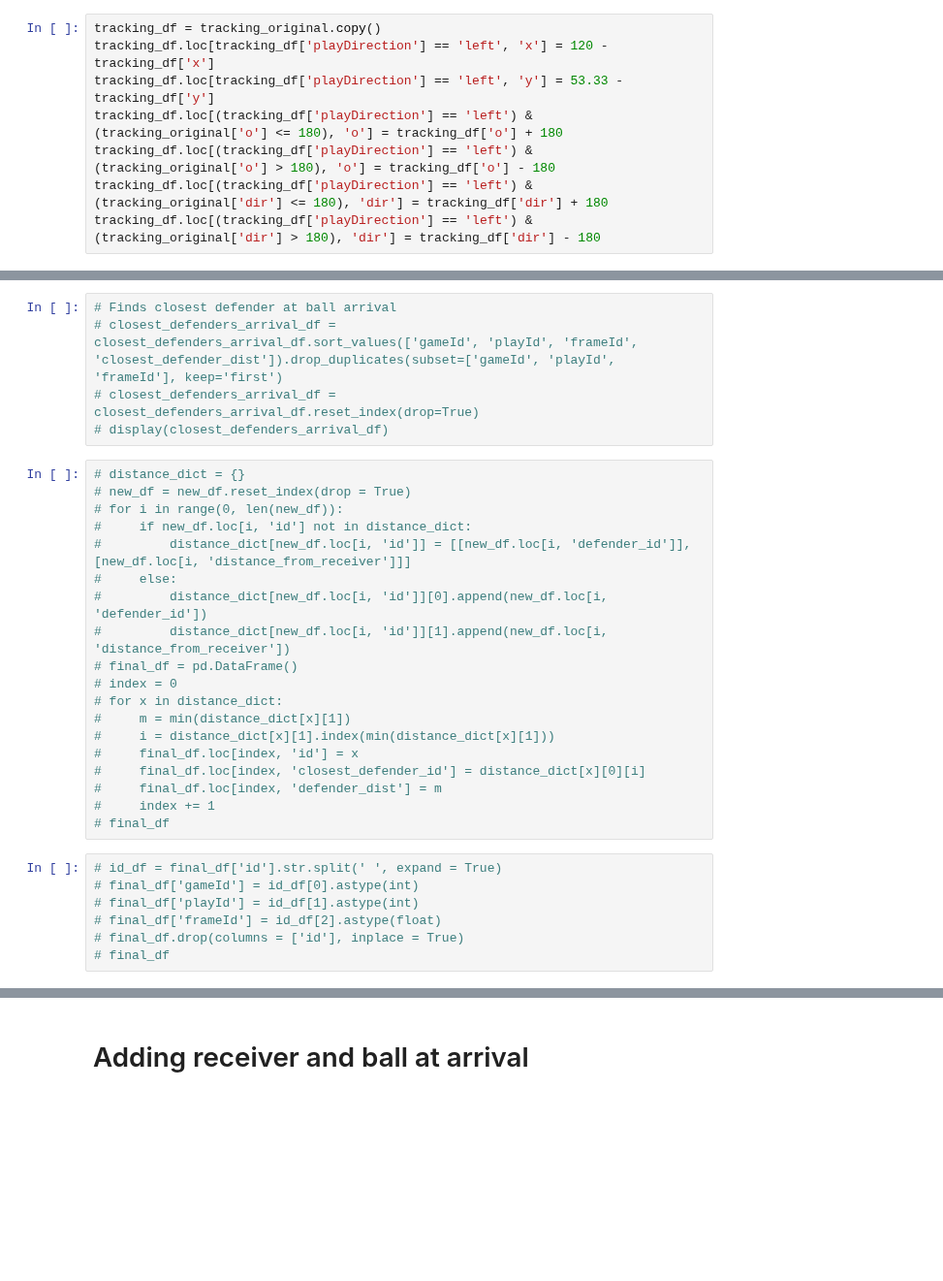
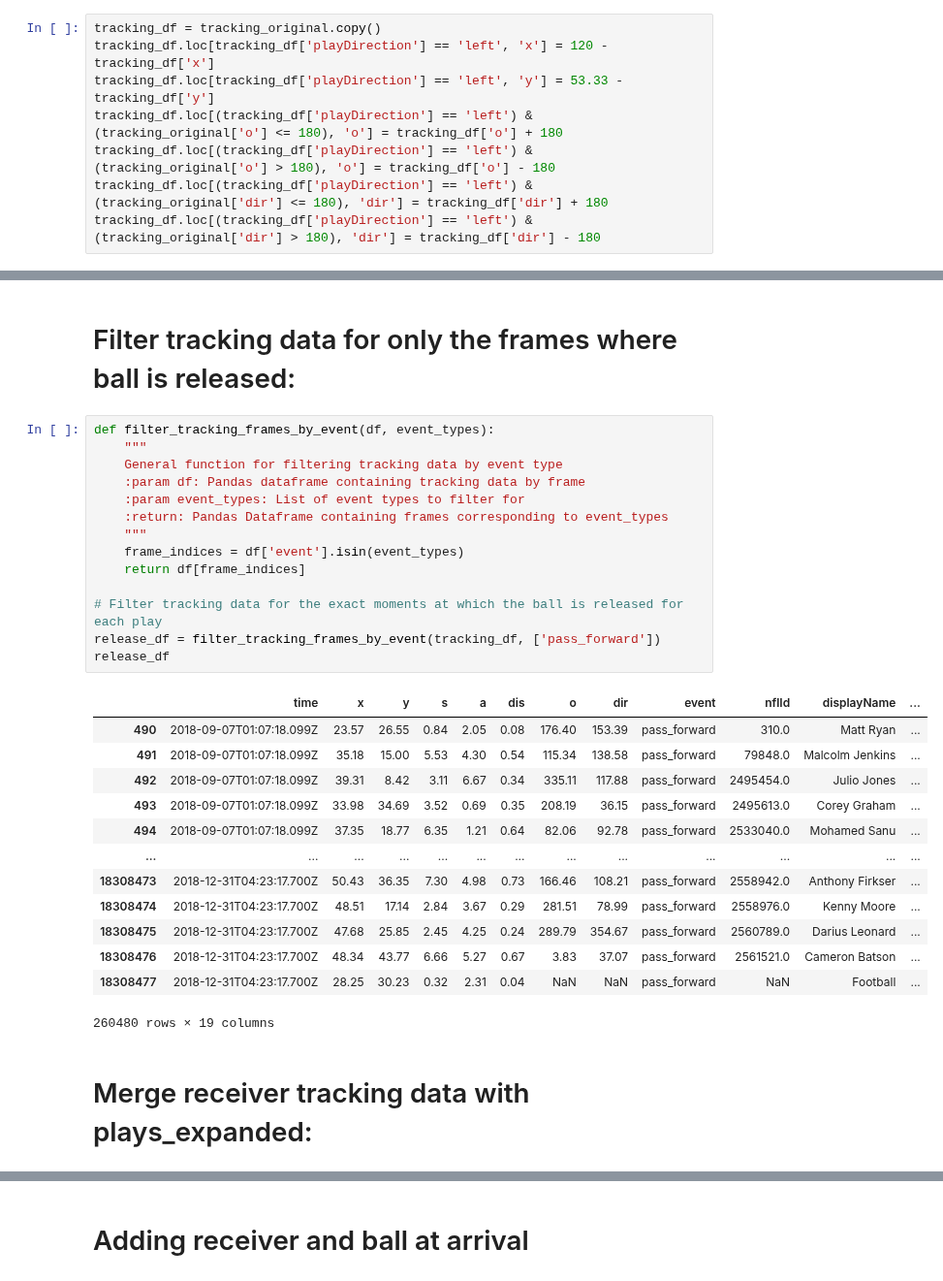
Before and after one commit to gzhang1218/big-data-bowl-2021, a Jupyter notebook: big-data-bowl.ipynb, the cells around one changed output, grey strips where cells are left out. Shown at 97% size. Saved outputs shown, nothing was run; the diff lists cells and outputs as text; blank space fills up the shorter version.

```diff
--- a/big-data-bowl.ipynb
+++ b/big-data-bowl.ipynb
@@ -263,31 +107,32 @@ display(top_three_defenders_arrival_exclusion)
-# %%
-# Finds closest defender at ball arrival
-# closest_defenders_arrival_df = closest_defenders_arrival_df.sort_values(['gameId', 'playId', 'frameId', 'closest_defender_dist']).drop_duplicates(subset=['gameId', 'playId', 'frameId'], keep='first')
-# closest_defenders_arrival_df = closest_defenders_arrival_df.reset_index(drop=True)
-# display(closest_defenders_arrival_df)
-# %%
-# distance_dict = {}
-# new_df = new_df.reset_index(drop = True)
-# for i in range(0, len(new_df)):
-#     if new_df.loc[i, 'id'] not in distance_dict:
-#         distance_dict[new_df.loc[i, 'id']] = [[new_df.loc[i, 'defender_id']], [new_df.loc[i, 'distance_from_receiver']]]
-#     else:
-#         distance_dict[new_df.loc[i, 'id']][0].append(new_df.loc[i, 'defender_id'])
-#         distance_dict[new_df.loc[i, 'id']][1].append(new_df.loc[i, 'distance_from_receiver'])
-# final_df = pd.DataFrame()
-# index = 0
-# for x in distance_dict:
-#     m = min(distance_dict[x][1])
-#     i = distance_dict[x][1].index(min(distance_dict[x][1]))
-#     final_df.loc[index, 'id'] = x
-#     final_df.loc[index, 'closest_defender_id'] = distance_dict[x][0][i]
-#     final_df.loc[index, 'defender_dist'] = m
-#     index += 1
-# final_df
-# %%
-# id_df = final_df['id'].str.split(' ', expand = True)
-# final_df['gameId'] = id_df[0].astype(int)
-# final_df['playId'] = id_df[1].astype(int)
-# final_df['frameId'] = id_df[2].astype(float)
-# final_df.drop(columns = ['id'], inplace = True)
-# final_df
+# %% [markdown]
+# Filter tracking data for only the frames where ball is released:
+# %%
+def filter_tracking_frames_by_event(df, event_types):
+    """
+    General function for filtering tracking data by event type
+    :param df: Pandas dataframe containing tracking data by frame
+    :param event_types: List of event types to filter for
+    :return: Pandas Dataframe containing frames corresponding to event_types
+    """
+    frame_indices = df['event'].isin(event_types)
+    return df[frame_indices]
+
+# Filter tracking data for the exact moments at which the ball is released for each play
+release_df = filter_tracking_frames_by_event(tracking_df, ['pass_forward'])
+release_df
+# %% [output]
+|  | time | x | y | s | a | dis | o | dir | event | nflId | displayName | ... |
+| 490 | 2018-09-07T01:07:18.099Z | 23.57 | 26.55 | 0.84 | 2.05 | 0.08 | 176.40 | 153.39 | pass_forward | 310.0 | Matt Ryan | ... |
+| 491 | 2018-09-07T01:07:18.099Z | 35.18 | 15.00 | 5.53 | 4.30 | 0.54 | 115.34 | 138.58 | pass_forward | 79848.0 | Malcolm Jenkins | ... |
+| 492 | 2018-09-07T01:07:18.099Z | 39.31 | 8.42 | 3.11 | 6.67 | 0.34 | 335.11 | 117.88 | pass_forward | 2495454.0 | Julio Jones | ... |
+| 493 | 2018-09-07T01:07:18.099Z | 33.98 | 34.69 | 3.52 | 0.69 | 0.35 | 208.19 | 36.15 | pass_forward | 2495613.0 | Corey Graham | ... |
+| 494 | 2018-09-07T01:07:18.099Z | 37.35 | 18.77 | 6.35 | 1.21 | 0.64 | 82.06 | 92.78 | pass_forward | 2533040.0 | Mohamed Sanu | ... |
+| ... | ... | ... | ... | ... | ... | ... | ... | ... | ... | ... | ... | ... |
+| 18308473 | 2018-12-31T04:23:17.700Z | 50.43 | 36.35 | 7.30 | 4.98 | 0.73 | 166.46 | 108.21 | pass_forward | 2558942.0 | Anthony Firkser | ... |
+| 18308474 | 2018-12-31T04:23:17.700Z | 48.51 | 17.14 | 2.84 | 3.67 | 0.29 | 281.51 | 78.99 | pass_forward | 2558976.0 | Kenny Moore | ... |
+| 18308475 | 2018-12-31T04:23:17.700Z | 47.68 | 25.85 | 2.45 | 4.25 | 0.24 | 289.79 | 354.67 | pass_forward | 2560789.0 | Darius Leonard | ... |
+| 18308476 | 2018-12-31T04:23:17.700Z | 48.34 | 43.77 | 6.66 | 5.27 | 0.67 | 3.83 | 37.07 | pass_forward | 2561521.0 | Cameron Batson | ... |
+| 18308477 | 2018-12-31T04:23:17.700Z | 28.25 | 30.23 | 0.32 | 2.31 | 0.04 | NaN | NaN | pass_forward | NaN | Football | ... |
+260480 rows × 19 columns
+# %% [markdown]
+# Merge receiver tracking data with plays_expanded:
```
Also changed, not shown: parts of 46 cells of this notebook.
